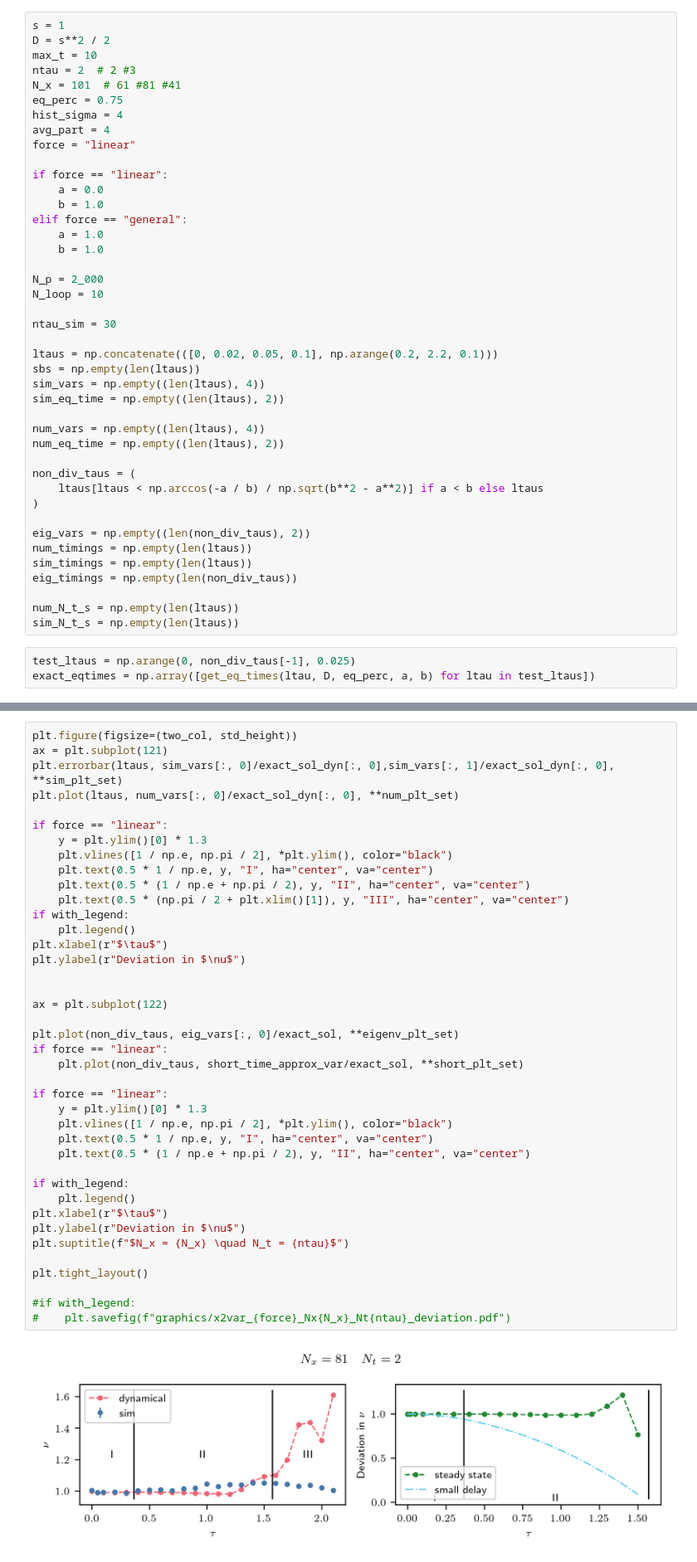
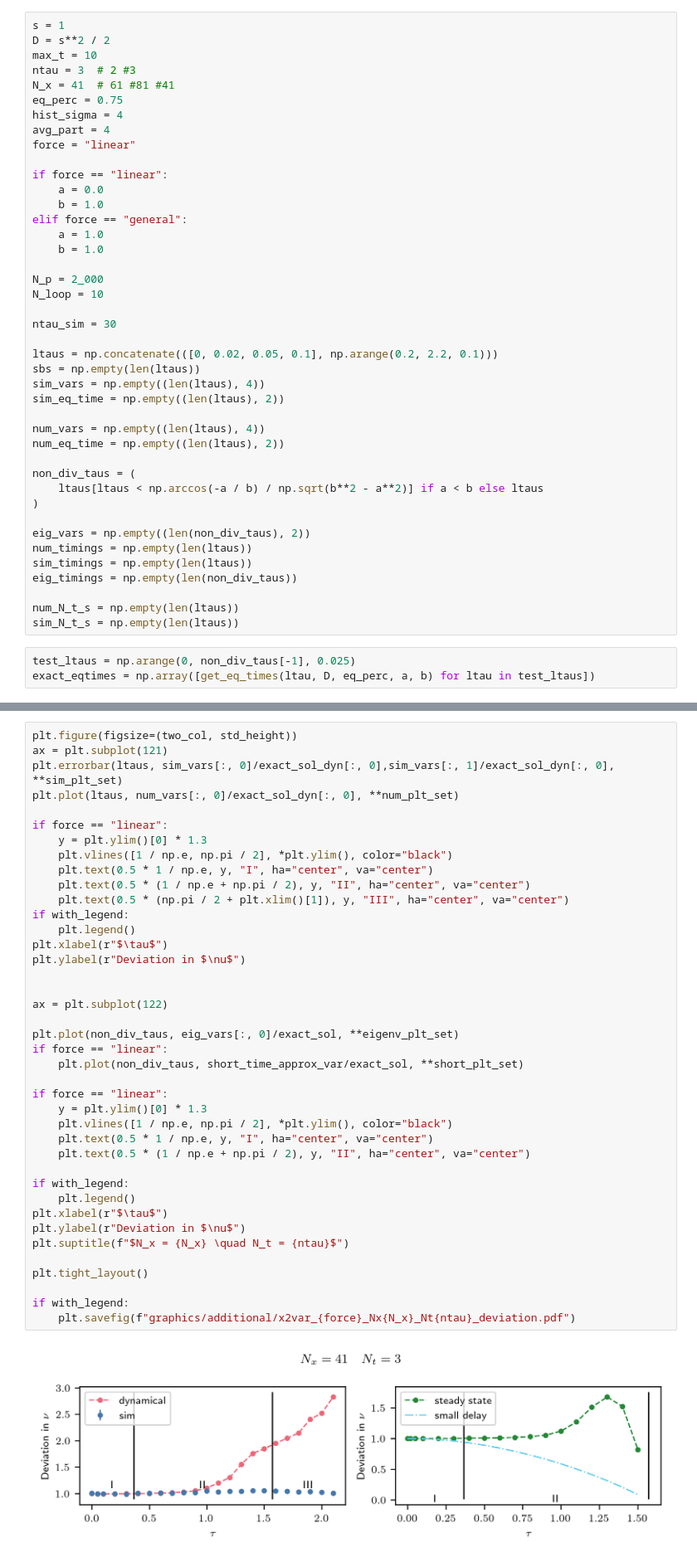
Before and after one commit to NilsToAn/overdampedDelayHarmonicOscillator, a Jupyter notebook: paper/variance_x2.ipynb, the cells around one changed output, grey strips where cells are left out. Shown: that part at 83% size. Drawn from its saved outputs; the diff is of its cells as text.

```diff
--- a/paper/variance_x2.ipynb
+++ b/paper/variance_x2.ipynb
@@ -39,8 +42,8 @@ np.random.seed(42)
 s = 1
 D = s**2 / 2
 max_t = 10
-ntau = 2  # 2 #3
-N_x = 101  # 61 #81 #41
+ntau = 3  # 2 #3
+N_x = 41  # 61 #81 #41
 eq_perc = 0.75
 hist_sigma = 4
 avg_part = 4
@@ -261,36 +262,36 @@ if force == "linear":
     plt.text(0.5 * 1 / np.e, y, "I", ha="center", va="center")
     plt.text(0.5 * (1 / np.e + np.pi / 2), y, "II", ha="center", va="center")
     plt.text(0.5 * (np.pi / 2 + plt.xlim()[1]), y, "III", ha="center", va="center")
 if with_legend:
     plt.legend()
 plt.xlabel(r"$\tau$")
 plt.ylabel(r"Deviation in $\nu$")
 
 
 ax = plt.subplot(122)
 
 plt.plot(non_div_taus, eig_vars[:, 0]/exact_sol, **eigenv_plt_set)
 if force == "linear":
     plt.plot(non_div_taus, short_time_approx_var/exact_sol, **short_plt_set)
 
 if force == "linear":
     y = plt.ylim()[0] * 1.3
     plt.vlines([1 / np.e, np.pi / 2], *plt.ylim(), color="black")
     plt.text(0.5 * 1 / np.e, y, "I", ha="center", va="center")
     plt.text(0.5 * (1 / np.e + np.pi / 2), y, "II", ha="center", va="center")
 
 if with_legend:
     plt.legend()
 plt.xlabel(r"$\tau$")
 plt.ylabel(r"Deviation in $\nu$")
 plt.suptitle(f"$N_x = {N_x} \quad N_t = {ntau}$")
 
 plt.tight_layout()
 
-#if with_legend:
-#    plt.savefig(f"graphics/x2var_{force}_Nx{N_x}_Nt{ntau}_deviation.pdf")
+if with_legend:
+    plt.savefig(f"graphics/additional/x2var_{force}_Nx{N_x}_Nt{ntau}_deviation.pdf")
 # %% [output]
-[figure, old version]
+[figure, new version]
 # %%
 # Only if system was able to reach steady state
 eq_perc = 0.75
```
Also changed, not shown: parts of 9 cells of this notebook, 28 other files.
